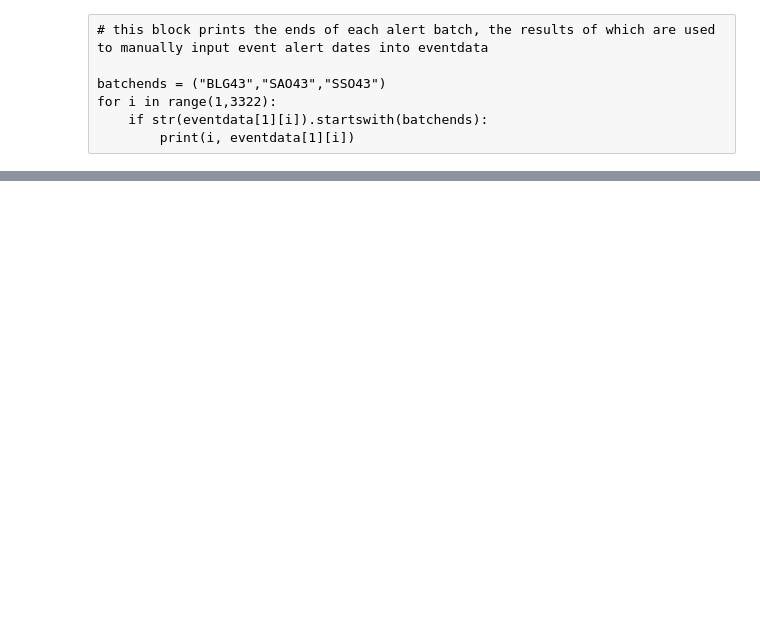
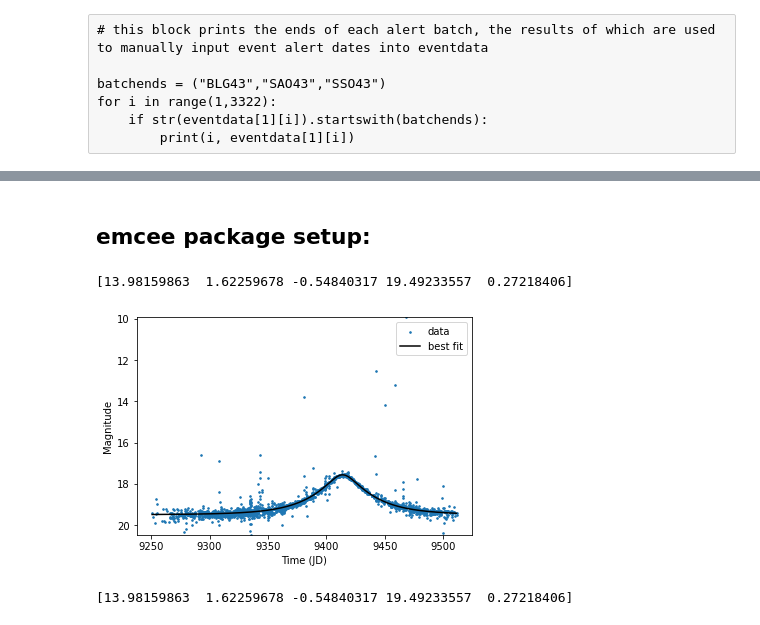
Before and after one commit to raenessa/discover, a Jupyter notebook: mcmc.ipynb, the cells around one changed output, grey strips where cells are left out. Saved outputs shown, nothing was run; the diff lists cells and outputs as text; code cells hidden in the pictures; blank space fills up the shorter version.

```diff
--- a/mcmc.ipynb
+++ b/mcmc.ipynb
@@ -48 +39,3 @@ df = pd.DataFrame(data=file)
+# %% [markdown]
+## emcee package setup:
 # %%
@@ -89,11 +103,11 @@ def log_probability(theta, x, y, yerr):
 def fs(m0,ms):
     return (pow(10,((m0-ms)/2.5)))
 
-t0 = eventlist.t_0[num-1]
-tE = eventlist.t_E[num-1]
-u0 = eventlist.u_0[num-1]
-ms = eventlist.Isource[num-1]
-m0 = eventlist.Ibase[num-1]
+t0 = float(eventdata[7][num])-9400.
+tE = float(eventdata[8][num])
+u0 = float(eventdata[9][num])
+ms = float(eventdata[10][num])
+m0 = float(eventdata[11][num])
 
 lininit = [t0,tE,u0,m0,fs(m0,ms)]
 loginit = [t0,np.log10(tE),np.log10(u0),m0,np.log10(fs(m0,ms))]
@@ -104,29 +118,38 @@ def m(t,t0,tE,u0,m0,fs):
 
 # define function for model that takes log parameters
 def logm(t,t0,log_tE,log_u0,m0,log_fs):
-    tE = 10**(log_tE)
-    u0 = 10**(log_u0)
-    fs = 10**(log_fs)
-    #return (m0 - 2.5*np.log10(1+fs*(a(x,t0,tE,u0)-1)))
+    if log_tE > 10.:
+        return np.zeros(shape=t.shape)
+    else: tE = 10**(log_tE)
+    if log_u0 > 2.:
+        return np.zeros(shape=t.shape)
+    else: u0 = 10**(log_u0)
+    if log_fs > 1.:
+        return np.zeros(shape=t.shape)
+    else: fs = 10**(log_fs)
     return m(t,t0,tE,u0,m0,fs)
 
 # fitting model to data using curvefit, best-fit parameters stored in 'popt'
-popt,pcov = opt.curve_fit(logm,df.HJD,df.mag,p0=loginit,sigma=df.mag_err)
+popt,pcov = opt.curve_fit(logm,x-9400.,y,p0=loginit,sigma=df.mag_err, bounds=([-50., 1., -4., 15., -3.], [100., 2., .5, 25., .5]))
 print(popt)
+# %% [output]
+[13.98159863  1.62259678 -0.54840317 19.49233557  0.27218406]
 # %%
 # plot data against model with initial linear and log guesses
 
-# plot data:
-plt.scatter(df.HJD, df.mag, marker='.', label='data', s=10) #yerr=df.mag_err)
+# data:
+plt.scatter(x, y, marker='.', label='data', s=10,) #yerr=df.mag_err)
 #plt.errorbar(df.HJD, df.mag, yerr=df.mag_err, fmt=".")
 plt.xlabel('Time (JD)')
-plt.ylim([max(df.mag),min(df.mag)])
+plt.ylim([max(y),min(y)])
 plt.ylabel('Magnitude')
 
-# plot models:
+# models:
 #plt.plot(x,m(x,*lininit), label='linear model',color='r')
 #plt.plot(x,logm(x,*loginit), label='log model')
-plt.plot(x,logm(x,*popt), label='best fit',color='k')
+plt.plot(x,logm(x-9400.,*popt), label='best fit',color='k')
 
 plt.legend()
 plt.show()
+# %% [output]
+[figure, added]
@@ -139,8 +159,10 @@ ndim = len(popt)
 # number of steps to walk and burn are initialized at top
 
 pos = [popt + 1.0e-3 * np.random.randn(ndim) for i in range(nwalkers)]
-
-sampler = emcee.EnsembleSampler(nwalkers,ndim,log_probability,args=(x,y,yerr))
+print(popt)
+sampler = emcee.EnsembleSampler(nwalkers,ndim,log_probability,args=(x-9400.,y,yerr))
 sampler.run_mcmc(pos,steps,progress=True);
 samples = sampler.get_chain(discard=burn, thin=20, flat=True).reshape((-1,ndim))
+# %% [output]
+[13.98159863  1.62259678 -0.54840317 19.49233557  0.27218406]
 # %%
```
Also changed, not shown: parts of 18 cells of this notebook, 1 other file.
